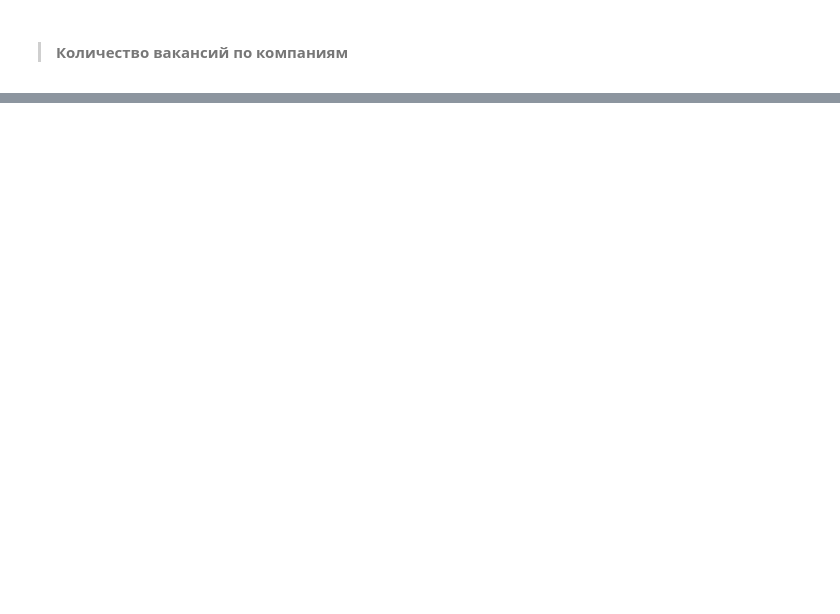
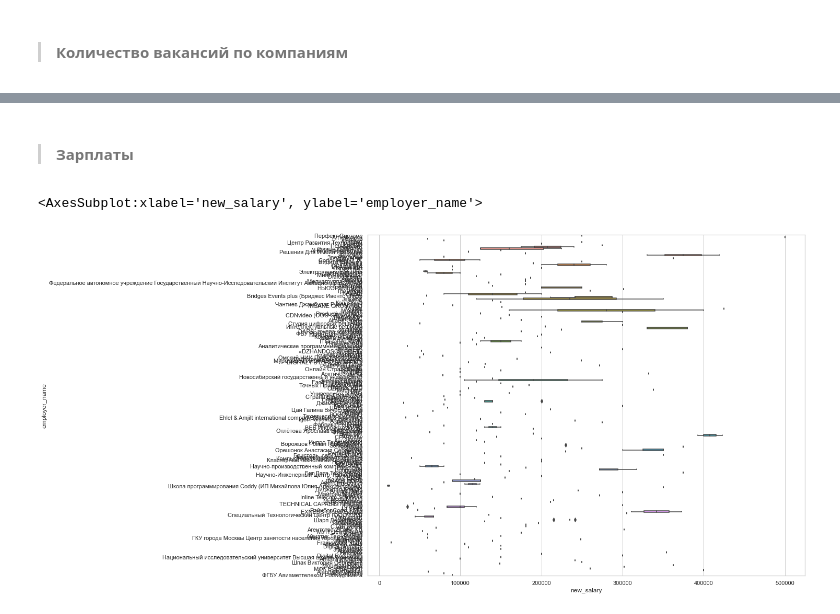
Before and after one commit to LapinGleb/DA_project, a Jupyter notebook: Анализ вакансий Python backend dev.ipynb, the cells around one changed output, grey strips where cells are left out. Drawn from its saved outputs; the diff is of its cells as text; code cells hidden in the pictures; blank space fills up the shorter version.

```diff
--- a/Анализ вакансий Python backend dev.ipynb
+++ b/Анализ вакансий Python backend dev.ipynb
@@ -220,0 +241,4 @@ sns.histplot(data=df_employers.loc[df_employers.employer_name.isin(top_ten_emplo
+# %% [markdown]
+>#### Зарплаты
+# %%
+df_vacancies['salary'] = float()
@@ -220,0 +253,26 @@ sns.histplot(data=df_employers.loc[df_employers.employer_name.isin(top_ten_emplo
+# %%
+currency = dict(USD=60.4,
+            EUR=62.16,
+            KZT= 0.1307,
+            UZS= 0.00539,
+            BYR= 24.96,
+            KGS= 0.716,
+            GEL= 22.3,
+            RUR= 1)
+
+df_vacancies['new_salary'] = df_vacancies['salary_currency'].map(currency) * df_vacancies['salary']
+# %%
+#####
+#####
+##### подумать как нормально отобразить
+#####
+#####
+
+# df_vacancies[~df_vacancies['new_salary'].isnull()]
+
+sns.boxplot(data=df_vacancies[~df_vacancies['new_salary'].isnull()],
+            x='new_salary',
+            y='employer_name')
+# %% [output]
+<AxesSubplot:xlabel='new_salary', ylabel='employer_name'>
+[figure, added]
```
Also changed, not shown: parts of 26 cells of this notebook.
